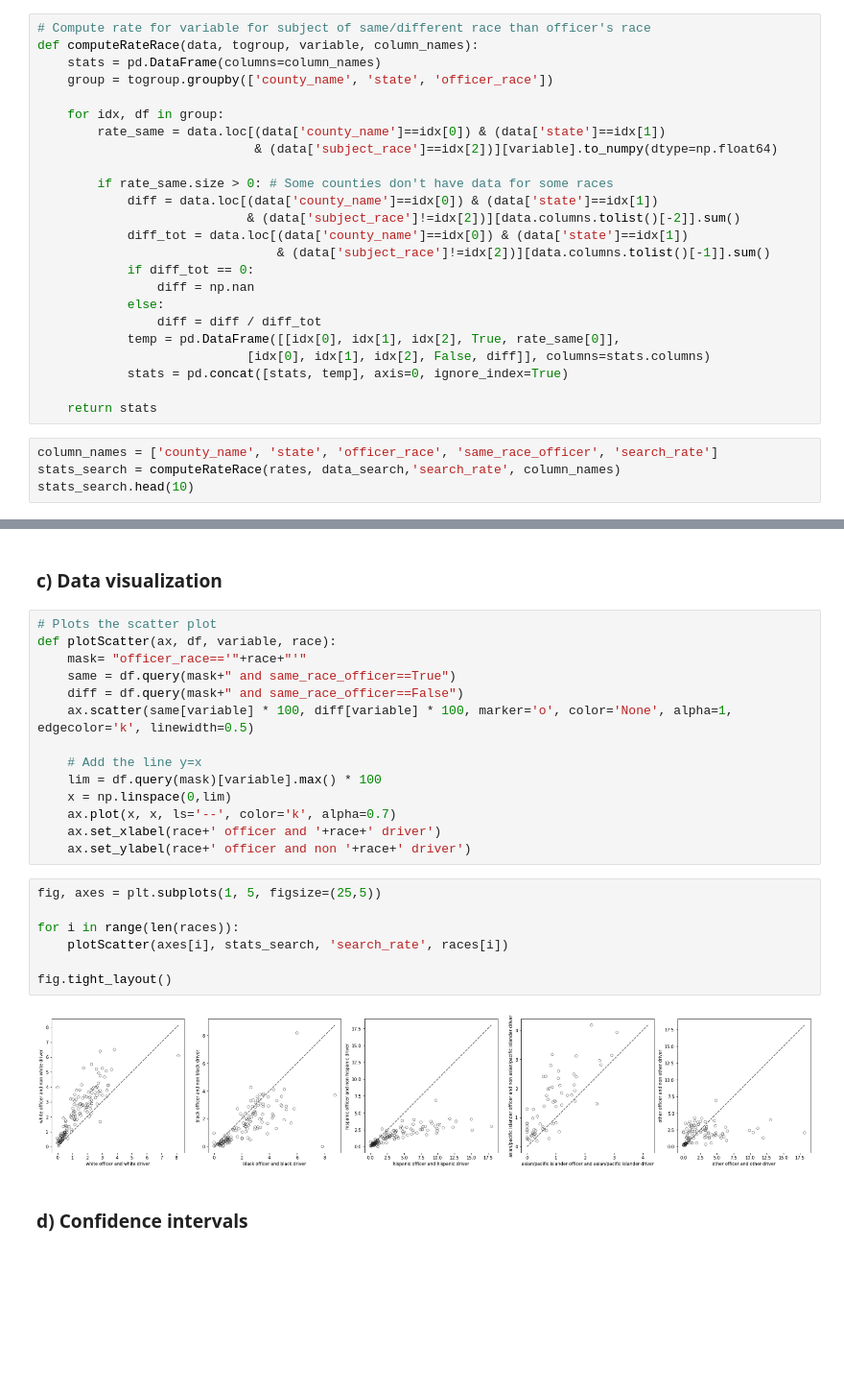
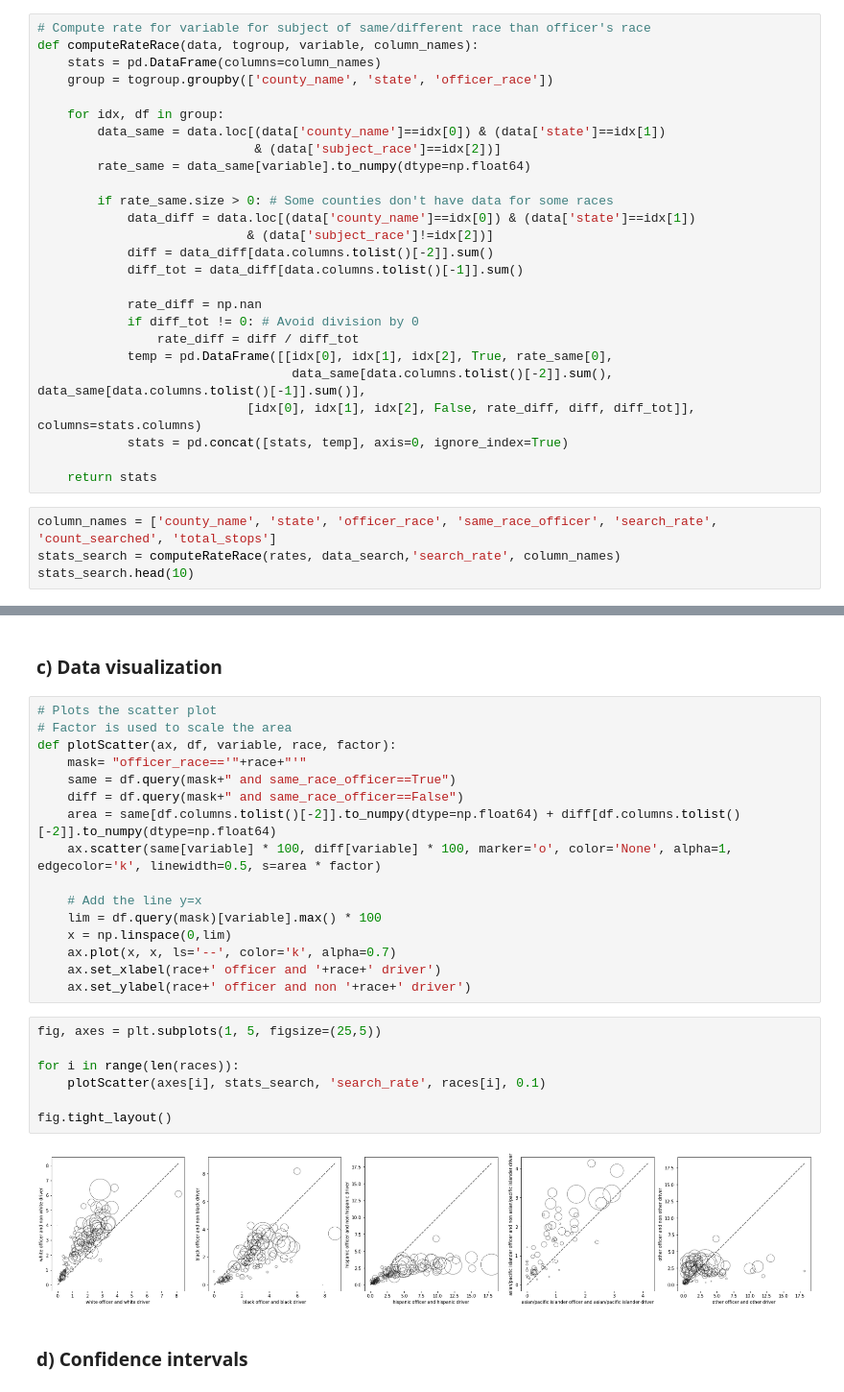
Before and after one commit to epfl-ada/ada-2020-project-milestone-p3-p3_adahn, a Jupyter notebook: analysis.ipynb, the cells around one changed output, grey strips where cells are left out. Shown: that part at 96% size. Cells and saved outputs as stored; diff of their text form; blank space fills up the shorter version.

Commit message:
added area to scatter plot points

```diff
--- a/analysis.ipynb
+++ b/analysis.ipynb
@@ -272,25 +272,27 @@ def computeRateRace(data, togroup, variable, column_names):
     group = togroup.groupby(['county_name', 'state', 'officer_race'])
 
     for idx, df in group:
-        rate_same = data.loc[(data['county_name']==idx[0]) & (data['state']==idx[1])
-                             & (data['subject_race']==idx[2])][variable].to_numpy(dtype=np.float64)
+        data_same = data.loc[(data['county_name']==idx[0]) & (data['state']==idx[1])
+                             & (data['subject_race']==idx[2])]
+        rate_same = data_same[variable].to_numpy(dtype=np.float64)
 
         if rate_same.size > 0: # Some counties don't have data for some races
-            diff = data.loc[(data['county_name']==idx[0]) & (data['state']==idx[1])
-                            & (data['subject_race']!=idx[2])][data.columns.tolist()[-2]].sum()
-            diff_tot = data.loc[(data['county_name']==idx[0]) & (data['state']==idx[1])
-                                & (data['subject_race']!=idx[2])][data.columns.tolist()[-1]].sum()
-            if diff_tot == 0:
-                diff = np.nan
-            else:
-                diff = diff / diff_tot
-            temp = pd.DataFrame([[idx[0], idx[1], idx[2], True, rate_same[0]],
-                            [idx[0], idx[1], idx[2], False, diff]], columns=stats.columns)
+            data_diff = data.loc[(data['county_name']==idx[0]) & (data['state']==idx[1])
+                            & (data['subject_race']!=idx[2])]
+            diff = data_diff[data.columns.tolist()[-2]].sum()
+            diff_tot = data_diff[data.columns.tolist()[-1]].sum()
+
+            rate_diff = np.nan
+            if diff_tot != 0: # Avoid division by 0
+                rate_diff = diff / diff_tot
+            temp = pd.DataFrame([[idx[0], idx[1], idx[2], True, rate_same[0],
+                                  data_same[data.columns.tolist()[-2]].sum(), data_same[data.columns.tolist()[-1]].sum()],
+                            [idx[0], idx[1], idx[2], False, rate_diff, diff, diff_tot]], columns=stats.columns)
             stats = pd.concat([stats, temp], axis=0, ignore_index=True)
 
     return stats
 # %%
-column_names = ['county_name', 'state', 'officer_race', 'same_race_officer', 'search_rate']
+column_names = ['county_name', 'state', 'officer_race', 'same_race_officer', 'search_rate', 'count_searched', 'total_stops']
 stats_search = computeRateRace(rates, data_search,'search_rate', column_names)
 stats_search.head(10)
 # %% [output]
@@ -309,11 +311,13 @@ stats_search.head(10)
 ### c) Data visualization
 # %%
 # Plots the scatter plot
-def plotScatter(ax, df, variable, race):
+# Factor is used to scale the area
+def plotScatter(ax, df, variable, race, factor):
     mask= "officer_race=='"+race+"'"
     same = df.query(mask+" and same_race_officer==True")
     diff = df.query(mask+" and same_race_officer==False")
-    ax.scatter(same[variable] * 100, diff[variable] * 100, marker='o', color='None', alpha=1, edgecolor='k', linewidth=0.5)
+    area = same[df.columns.tolist()[-2]].to_numpy(dtype=np.float64) + diff[df.columns.tolist()[-2]].to_numpy(dtype=np.float64)
+    ax.scatter(same[variable] * 100, diff[variable] * 100, marker='o', color='None', alpha=1, edgecolor='k', linewidth=0.5, s=area * factor)
 
     # Add the line y=x
     lim = df.query(mask)[variable].max() * 100
@@ -324,12 +328,12 @@ def plotScatter(ax, df, variable, race):
 # %%
 fig, axes = plt.subplots(1, 5, figsize=(25,5))
 
 for i in range(len(races)):
-    plotScatter(axes[i], stats_search, 'search_rate', races[i])
+    plotScatter(axes[i], stats_search, 'search_rate', races[i], 0.1)
 
 fig.tight_layout()
 # %% [output]
-[figure, old version]
+[figure, new version]
 # %% [markdown]
 ### d) Confidence intervals
 # %%
```
Also changed, not shown: parts of 5 cells of this notebook.
